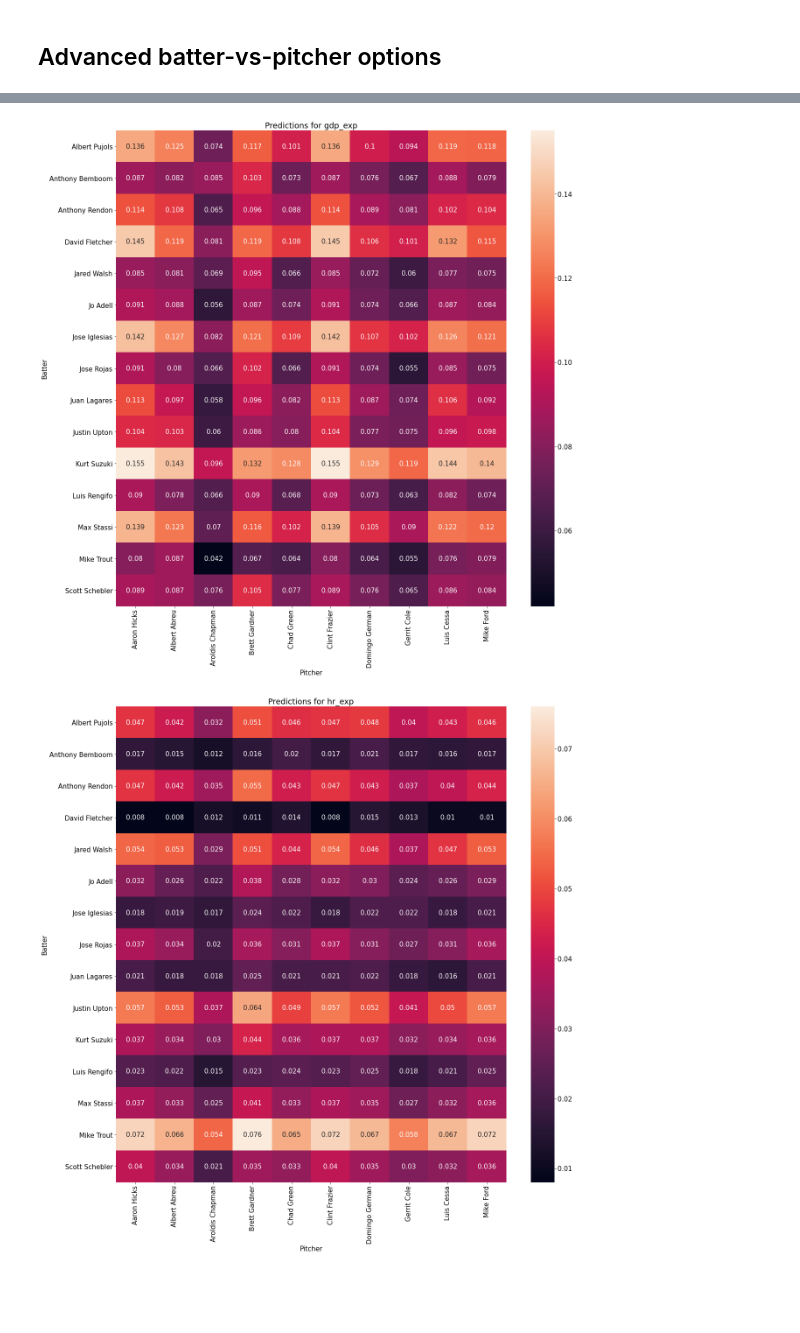
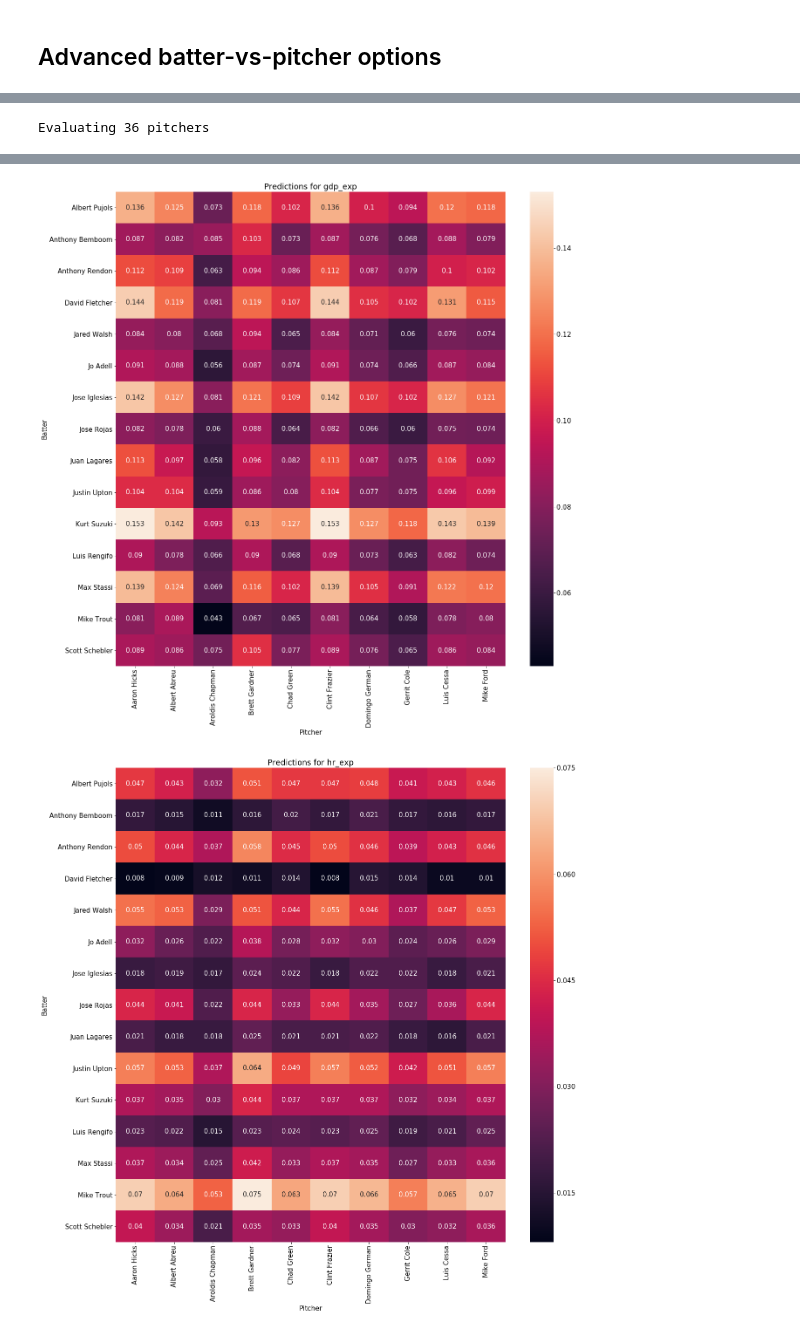
Before and after one commit to singlearity-sports/singlearity-python, a Jupyter notebook: singlearity.ipynb, the cells around one changed output, grey strips where cells are left out. Drawn from its saved outputs; the diff is of its cells as text; code cells hidden in the pictures; blank space fills up the shorter version.

Commit message:
Added more visualizations.

```diff
--- a/singlearity.ipynb
+++ b/singlearity.ipynb
@@ -34,7 +34,7 @@ If you are interested in accessing Singlearity through the <code>R</code> progra
 To start things off, we need to set up our API key and import some types.
 # %%
 import singlearity
-from singlearity import State, Player, Team, Venue, Atmosphere, Matchup, ApiException
+from singlearity import State, Player, Team, Venue, Atmosphere, Matchup, ApiException, LineupPos, Lineup, Game
 from singlearity.rest import ApiException
 import pandas as pd
 pd.set_option('display.max_rows', 500)
@@ -43,7 +43,7 @@ import os
 
 configuration = singlearity.Configuration()
 configuration.host = os.environ.get("SINGLEARITY_API_SERVER", "https://api.singlearity.com")
-configuration.api_key['SINGLEARITY_API_KEY']='<YOUR_API_KEY>'
+configuration.api_key['SINGLEARITY_API_KEY']='demo106'
 
 # Enter a context with an instance of the API client
 with singlearity.ApiClient(configuration) as api_client:
@@ -52,5 +52,8 @@ with singlearity.ApiClient(configuration) as api_client:
 
     #validate that we can connect to the singelarity server
     print(sing.hello())
+
+    #validate that our key works
+    print(sing.hello_with_key())
 # %% [output]
 Hello from Singlearity!!!
@@ -418,5 +501,13 @@ def plot_results(df, keys):
         plt.yticks(rotation=0)
         plt.show()
 
+candidate_batters = [b for b in sing.get_players(team_name='Angels', on_40=True) if b.position!='P']
+candidate_pitchers = [b for b in sing.get_players(team_name='Yankees', on_40=True)]
+matchups = ([Matchup(batter = m, pitcher = p,
+        atmosphere = atmosph, state=State(on_1b=True)) for m in candidate_batters[0:15] for p in candidate_pitchers[0:10]])
+results = pd.DataFrame(sing.get_pa_sim(matchups))
+print(f'Evaluating {len(candidate_pitchers)} pitchers')
+results = pd.DataFrame(sing.get_pa_sim(matchups))
 plot_results(results, ['woba_exp', 'gdp_exp', 'hr_exp'])
 # %% [output]
+Evaluating 36 pitchers
@@ -424,2 +515,2 @@ plot_results(results, ['woba_exp', 'gdp_exp', 'hr_exp'])
-[figure, old version]
+[figure, new version]
-[figure, old version]
+[figure, new version]
```
Also changed, not shown: parts of 24 cells of this notebook.
